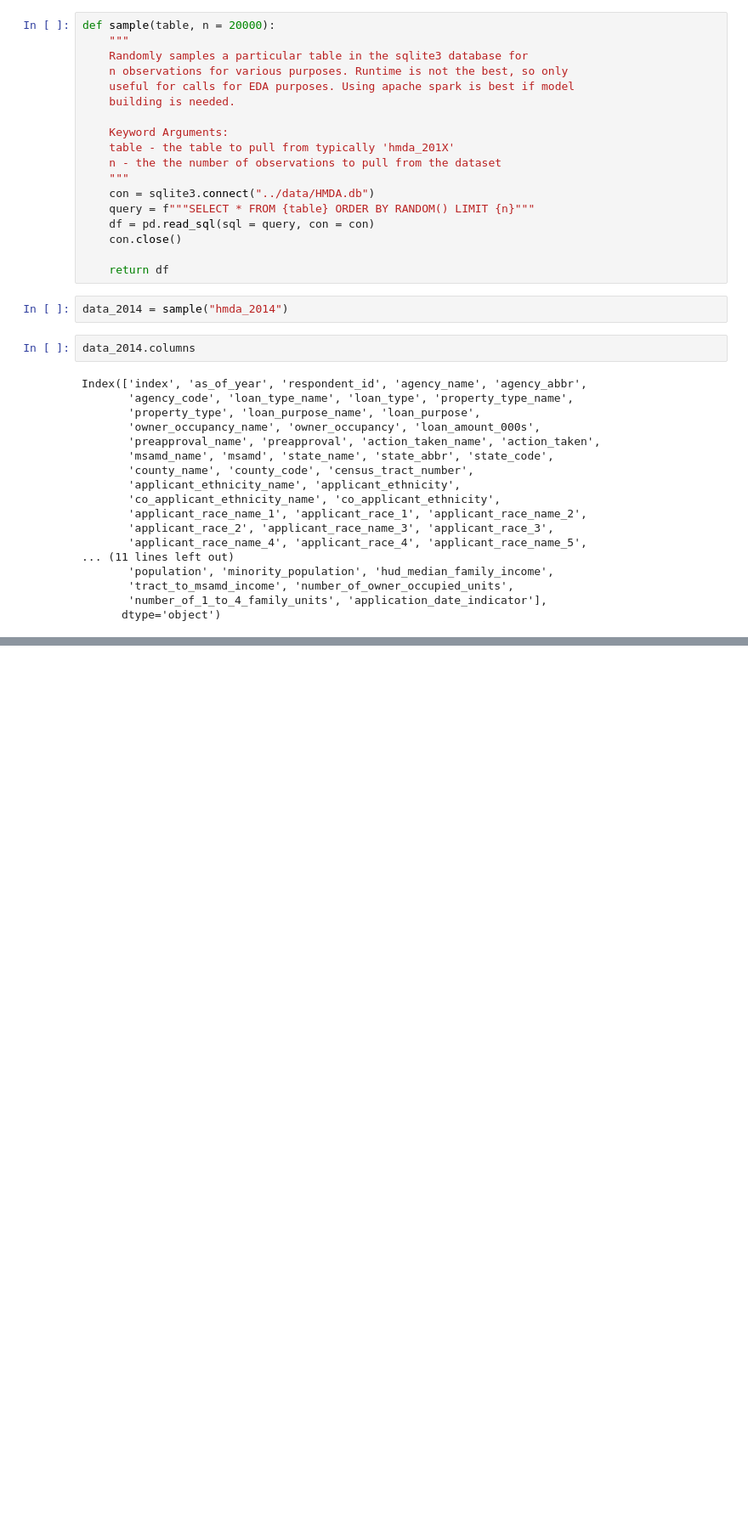
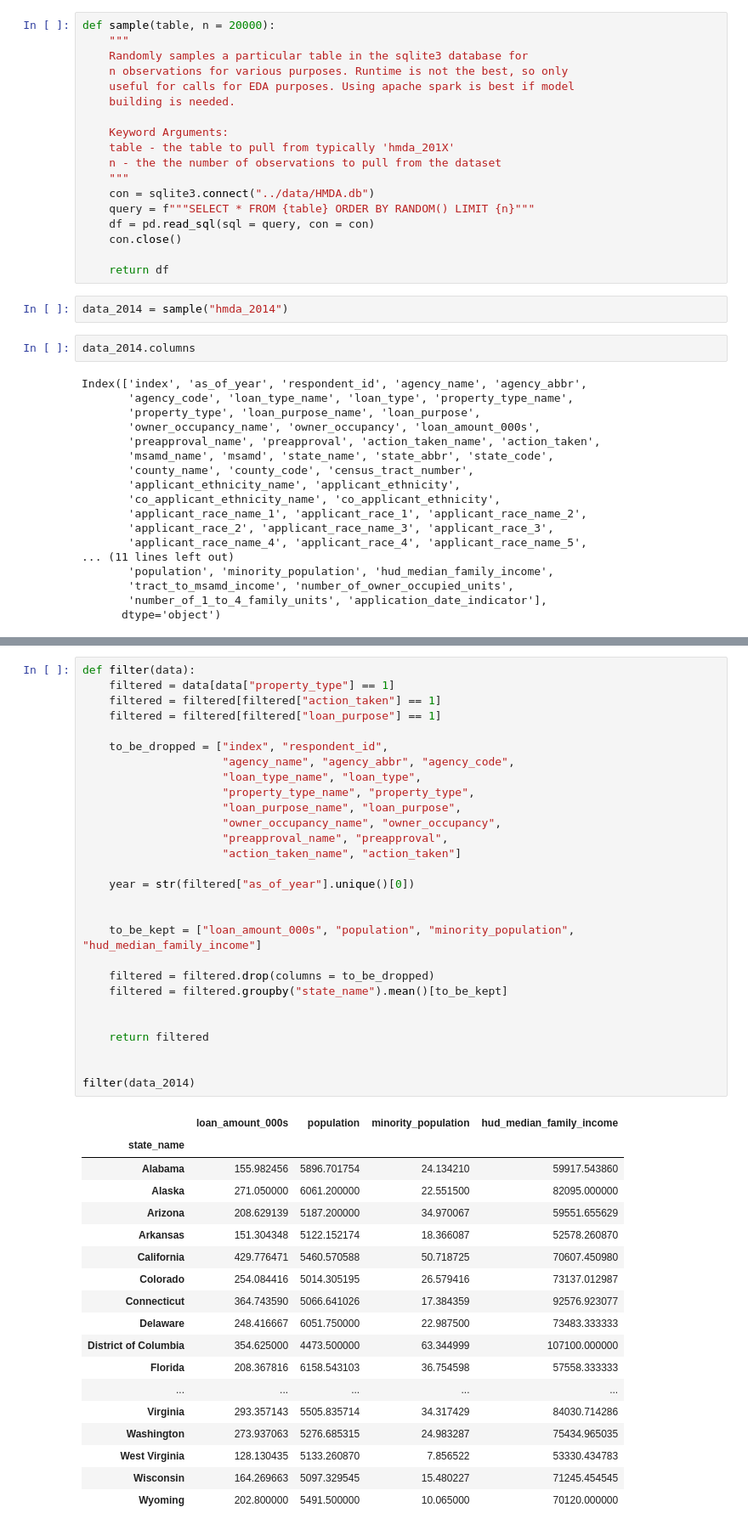
Before and after one commit to Data-Science-II/TermProject-Ayush-Faisal-Brandon, a Jupyter notebook: python/0_HMDA_EDA.ipynb, the cells around one changed output, grey strips where cells are left out. Shown: that part at 85% size. Cells and saved outputs as stored; diff of their text form; blank space fills up the shorter version.

```diff
--- a/python/0_HMDA_EDA.ipynb
+++ b/python/0_HMDA_EDA.ipynb
@@ -74,3 +70,50 @@ loan_type_name ['Conventional' 'FHA-insured' 'FSA/RHS-guaranteed' 'VA-guaranteed
 number_of_owner_occupied_units [1313.  762. 2122. ...  219. 4177. 3007.]
 number_of_1_to_4_family_units [1398.  809. 3509. ... 5833. 3262. 3804.]
 application_date_indicator [0 2]
+# %%
+def filter(data):
+    filtered = data[data["property_type"] == 1]
+    filtered = filtered[filtered["action_taken"] == 1]
+    filtered = filtered[filtered["loan_purpose"] == 1]
+
+    to_be_dropped = ["index", "respondent_id",
+                     "agency_name", "agency_abbr", "agency_code",
+                     "loan_type_name", "loan_type",
+                     "property_type_name", "property_type",
+                     "loan_purpose_name", "loan_purpose",
+                     "owner_occupancy_name", "owner_occupancy",
+                     "preapproval_name", "preapproval",
+                     "action_taken_name", "action_taken"]
+
+    year = str(filtered["as_of_year"].unique()[0])
+
+
+    to_be_kept = ["loan_amount_000s", "population", "minority_population", "hud_median_family_income"]
+
+    filtered = filtered.drop(columns = to_be_dropped)
+    filtered = filtered.groupby("state_name").mean()[to_be_kept]
+
+
+    return filtered
+
+
+filter(data_2014)
+# %% [output]
+|  | loan_amount_000s | population | minority_population | hud_median_family_income |
+| state_name |  |  |  |  |
+| Alabama | 155.982456 | 5896.701754 | 24.134210 | 59917.543860 |
+| Alaska | 271.050000 | 6061.200000 | 22.551500 | 82095.000000 |
+| Arizona | 208.629139 | 5187.200000 | 34.970067 | 59551.655629 |
+| Arkansas | 151.304348 | 5122.152174 | 18.366087 | 52578.260870 |
+| California | 429.776471 | 5460.570588 | 50.718725 | 70607.450980 |
+| Colorado | 254.084416 | 5014.305195 | 26.579416 | 73137.012987 |
+| Connecticut | 364.743590 | 5066.641026 | 17.384359 | 92576.923077 |
+| Delaware | 248.416667 | 6051.750000 | 22.987500 | 73483.333333 |
+| District of Columbia | 354.625000 | 4473.500000 | 63.344999 | 107100.000000 |
+| Florida | 208.367816 | 6158.543103 | 36.754598 | 57558.333333 |
+| ... | ... | ... | ... | ... |
+| Virginia | 293.357143 | 5505.835714 | 34.317429 | 84030.714286 |
+| Washington | 273.937063 | 5276.685315 | 24.983287 | 75434.965035 |
+| West Virginia | 128.130435 | 5133.260870 | 7.856522 | 53330.434783 |
+| Wisconsin | 164.269663 | 5097.329545 | 15.480227 | 71245.454545 |
+| Wyoming | 202.800000 | 5491.500000 | 10.065000 | 70120.000000 |
```
Also changed, not shown: parts of 14 cells of this notebook, 5 other files.
